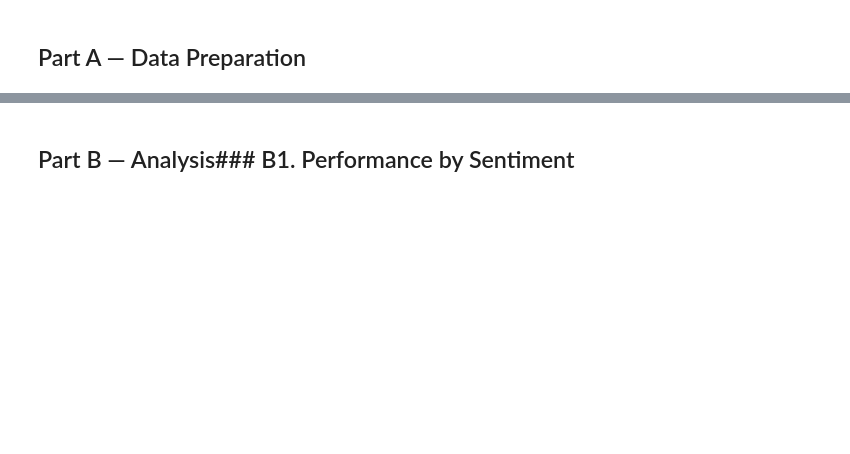
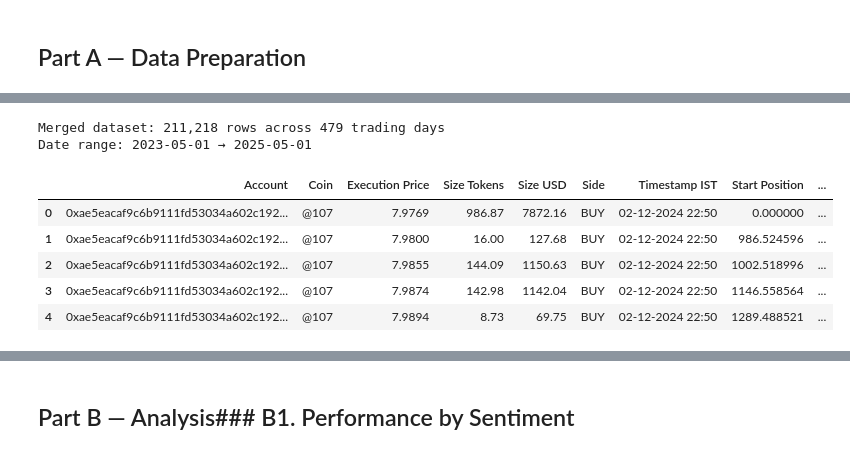
Before and after one commit to tomararpit147/Hyperliquid-Analysis-Project, a Jupyter notebook: analysis_notebook.ipynb, the cells around one changed output, grey strips where cells are left out. Cells and saved outputs as stored; diff of their text form; code cells hidden in the pictures; blank space fills up the shorter version.

```diff
--- a/analysis_notebook.ipynb
+++ b/analysis_notebook.ipynb
@@ -7,2 +35,20 @@ import pandas as pdimport numpy as npimport matplotlib.pyplot as pltimport matpl
 # %%
-# ─── Load Datasets ────────────────────────────────────────────────────────fg = pd.read_csv("fear_greed_index.csv")ht = pd.read_csv("historical_data.csv")print("=== FEAR/GREED INDEX ===")print(f"Rows: {len(fg):,}  |  Columns: {len(fg.columns)}")print(f"Missing values: {fg.isnull().sum().to_dict()}")print(f"Duplicates: {fg.duplicated().sum()}")print(f"Date range: {fg['date'].min()} → {fg['date'].max()}")print(f"\nClassification distribution:\n{fg['classification'].value_counts().to_string()}")print("\n=== HISTORICAL TRADER DATA ===")print(f"Rows: {len(ht):,}  |  Columns: {len(ht.columns)}")print(f"Missing values: {ht.isnull().sum().to_dict()}")print(f"Duplicates: {ht.duplicated().sum()}")print(f"Unique accounts: {ht['Account'].nunique()}")print(f"Unique coins: {ht['Coin'].nunique()}")print(f"Side distribution:\n{ht['Side'].value_counts().to_string()}")ht.head(3)
+# ─── Load Datasets ────────────────────────────────────────────────────────
+from google.colab import files
+uploaded = files.upload()
+fg = pd.read_csv("fear_greed_index.csv")
+ht = pd.read_csv("historical_data.csv")
+print("=== FEAR/GREED INDEX ===")
+print(f"Rows: {len(fg):,}  |  Columns: {len(fg.columns)}")
+print(f"Missing values: {fg.isnull().sum().to_dict()}")
+print(f"Duplicates: {fg.duplicated().sum()}")
+print(f"Date range: {fg['date'].min()} → {fg['date'].max()}")
+print(f"\nClassification distribution:\n{fg['classification'].value_counts().to_string()}")
+print("\n=== HISTORICAL TRADER DATA ===")
+print(f"Rows: {len(ht):,}  |  Columns: {len(ht.columns)}")
+print(f"Missing values: {ht.isnull().sum().to_dict()}")
+print(f"Duplicates: {ht.duplicated().sum()}")
+print(f"Unique accounts: {ht['Account'].nunique()}")
+print(f"Unique coins: {ht['Coin'].nunique()}")
+print(f"Side distribution:\n{ht['Side'].value_counts().to_string()}")
+ht.head(3)
@@ -9,3 +78,18 @@ import pandas as pdimport numpy as npimport matplotlib.pyplot as pltimport matpl
 # %%
-# ─── Parse & Align by Date ────────────────────────────────────────────────ht['date'] = pd.to_datetime(ht['Timestamp IST'], format='%d-%m-%Y %H:%M').dt.date.astype(str)fg['date'] = pd.to_datetime(fg['date']).dt.date.astype(str)# Merge on datedf = ht.merge(fg[['date','value','classification']], on='date', how='inner')print(f"Merged dataset: {df.shape[0]:,} rows across {df['date'].nunique()} trading days")print(f"Date range: {df['date'].min()} → {df['date'].max()}")df.head()
+# ─── Parse & Align by Date ───
+ht['date'] = pd.to_datetime(ht['Timestamp IST'], format='%d-%m-%Y %H:%M').dt.date.astype(str)
+fg['date'] = pd.to_datetime(fg['date']).dt.date.astype(str)# Merge on date
+df = ht.merge(fg[['date','value','classification']], on='date', how='inner')
+print(f"Merged dataset: {df.shape[0]:,} rows across {df['date'].nunique()} trading days")
+print(f"Date range: {df['date'].min()} → {df['date'].max()}")
+df.head()
+# %% [output]
+Merged dataset: 211,218 rows across 479 trading days
+Date range: 2023-05-01 → 2025-05-01
+|  | Account | Coin | Execution Price | Size Tokens | Size USD | Side | Timestamp IST | Start Position | ... |
+| 0 | 0xae5eacaf9c6b9111fd53034a602c192... | @107 | 7.9769 | 986.87 | 7872.16 | BUY | 02-12-2024 22:50 | 0.000000 | ... |
+| 1 | 0xae5eacaf9c6b9111fd53034a602c192... | @107 | 7.9800 | 16.00 | 127.68 | BUY | 02-12-2024 22:50 | 986.524596 | ... |
+| 2 | 0xae5eacaf9c6b9111fd53034a602c192... | @107 | 7.9855 | 144.09 | 1150.63 | BUY | 02-12-2024 22:50 | 1002.518996 | ... |
+| 3 | 0xae5eacaf9c6b9111fd53034a602c192... | @107 | 7.9874 | 142.98 | 1142.04 | BUY | 02-12-2024 22:50 | 1146.558564 | ... |
+| 4 | 0xae5eacaf9c6b9111fd53034a602c192... | @107 | 7.9894 | 8.73 | 69.75 | BUY | 02-12-2024 22:50 | 1289.488521 | ... |
 # %%
```
Also changed, not shown: parts of 12 cells of this notebook.
